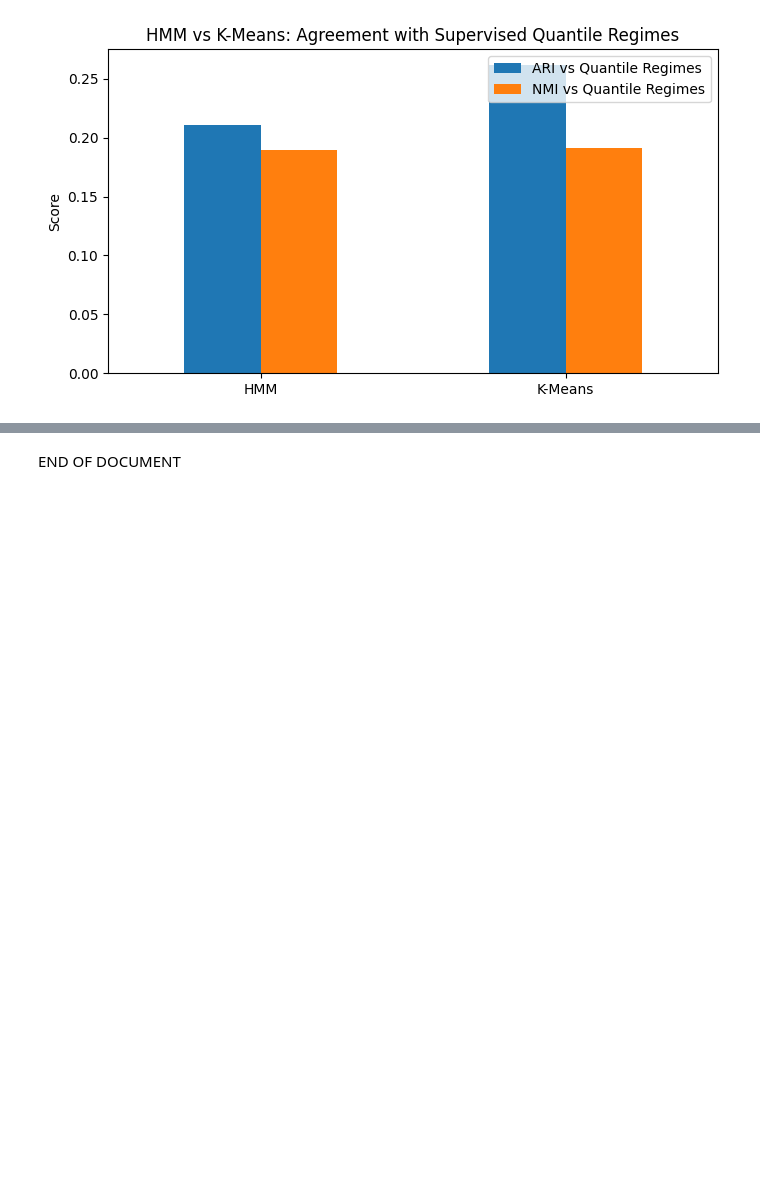
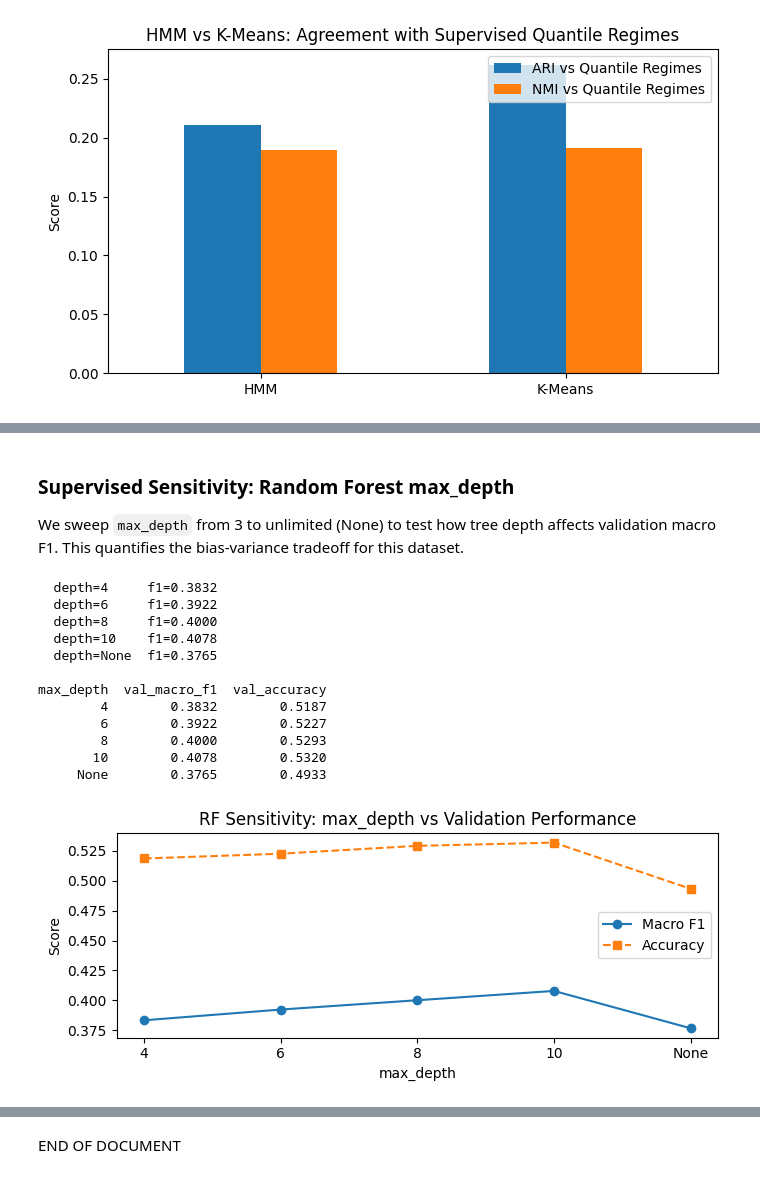
Before and after one commit to Tanzim-Chowdhury/SIADS696-volatility-regime-modeling, a Jupyter notebook: notebooks/01_pipeline.ipynb, the cells around one changed output, grey strips where cells are left out. Drawn from its saved outputs; the diff is of its cells as text; code cells hidden in the pictures; blank space fills up the shorter version.

```diff
--- a/notebooks/01_pipeline.ipynb
+++ b/notebooks/01_pipeline.ipynb
@@ -858,0 +985,65 @@ plt.show()
+# %% [markdown]
+### Supervised Sensitivity: Random Forest max_depth
+
+We sweep `max_depth` from 3 to unlimited (None) to test how tree depth affects validation macro F1. This quantifies the bias-variance tradeoff for this dataset.
+# %%
+
+# ── RF max_depth Sensitivity ── FULLY STANDALONE ───────────────────────────────
+import sys
+import numpy as np, pandas as pd, matplotlib.pyplot as plt
+from pathlib import Path
+from sklearn.ensemble import RandomForestClassifier
+from sklearn.metrics import f1_score, accuracy_score
+from sklearn.pipeline import Pipeline
+from sklearn.preprocessing import StandardScaler
+from sklearn.impute import SimpleImputer
+
+ROOT = Path.cwd()
+if not (ROOT / "src").exists() and (ROOT.parent / "src").exists():
+    ROOT = ROOT.parent; sys.path.insert(0, str(ROOT))
+
+_p = ROOT / "data" / "processed" / "vol_features_5d_lags.parquet"
+if not _p.exists(): _p = ROOT / "data" / "processed" / "vol_features_5d.parquet"
+_feat = pd.read_parquet(_p); _feat["date"] = pd.to_datetime(_feat["date"])
+
+TRAIN_END = pd.to_datetime("2022-12-30"); VAL_START = pd.to_datetime("2023-01-03"); VAL_END = pd.to_datetime("2023-12-29")
+_EXCL = {"regime","fwd_rv_5","date","ticker","open","high","low","close","adj_close","volume","vix_volume"}
+_cols = [c for c in _feat.select_dtypes(include="number").columns if c not in _EXCL]
+X_tr = _feat[_feat["date"] <= TRAIN_END][_cols].values
+y_tr = _feat[_feat["date"] <= TRAIN_END]["regime"].astype(int).values
+X_va = _feat[(_feat["date"] >= VAL_START) & (_feat["date"] <= VAL_END)][_cols].values
+y_va = _feat[(_feat["date"] >= VAL_START) & (_feat["date"] <= VAL_END)]["regime"].astype(int).values
+
+rows = []
+for d in [4, 6, 8, 10, None]:
+    _rf = Pipeline([("imp", SimpleImputer(strategy="mean")), ("sc", StandardScaler()),
+                    ("clf", RandomForestClassifier(n_estimators=30, max_depth=d,
+                                                   class_weight="balanced", random_state=42, n_jobs=-1))])
+    _rf.fit(X_tr, y_tr); _pred = _rf.predict(X_va)
+    rows.append({"max_depth": str(d) if d else "None",
+                 "val_macro_f1": round(f1_score(y_va, _pred, average="macro"), 4),
+                 "val_accuracy": round(accuracy_score(y_va, _pred), 4)})
+    print(f"  depth={str(d):4s}  f1={rows[-1]['val_macro_f1']:.4f}")
+
+depth_df = pd.DataFrame(rows)
+print(); print(depth_df.to_string(index=False))
+plt.figure(figsize=(7, 3))
+plt.plot(depth_df["max_depth"], depth_df["val_macro_f1"], marker="o", label="Macro F1")
+plt.plot(depth_df["max_depth"], depth_df["val_accuracy"], marker="s", linestyle="--", label="Accuracy")
+plt.xlabel("max_depth"); plt.ylabel("Score")
+plt.title("RF Sensitivity: max_depth vs Validation Performance")
+plt.legend(); plt.tight_layout(); plt.show()
+# %% [output]
+  depth=4     f1=0.3832
+  depth=6     f1=0.3922
+  depth=8     f1=0.4000
+  depth=10    f1=0.4078
+  depth=None  f1=0.3765
+
+max_depth  val_macro_f1  val_accuracy
+        4        0.3832        0.5187
+        6        0.3922        0.5227
+        8        0.4000        0.5293
+       10        0.4078        0.5320
+     None        0.3765        0.4933
+[figure, added]
```
Also changed, not shown: parts of 8 cells of this notebook.
